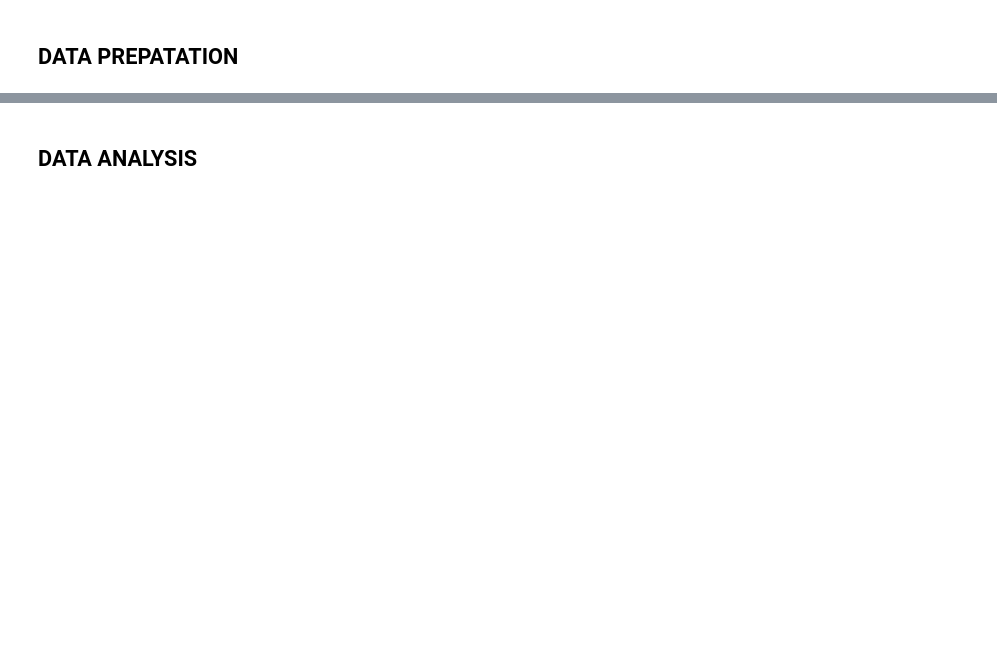
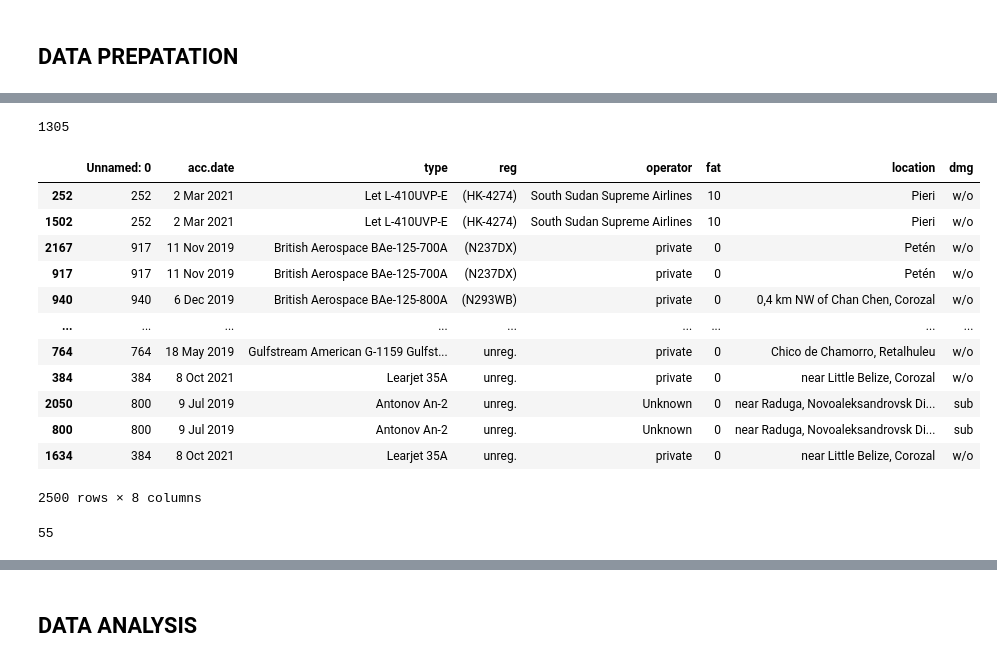
Before and after one commit to nduvawinnie/FINAL_PROJECT_PHASE_1, a Jupyter notebook: flight_notebook.ipynb, the cells around one changed output, grey strips where cells are left out. Drawn from its saved outputs; the diff is of its cells as text; code cells hidden in the pictures; blank space fills up the shorter version.

```diff
--- a/flight_notebook.ipynb
+++ b/flight_notebook.ipynb
@@ -71,0 +192,22 @@ So for me to come up with a solution to the problem addressed. The data needs to
+# %%
+#checking for duplicates in reg column
+df['reg'].duplicated().sum()
+# %% [output]
+1305
+# %%
+#checking for duplicates  in row form
+df[df['reg'].duplicated(keep=False)].sort_values('reg')
+# %% [output]
+|  | Unnamed: 0 | acc.date | type | reg | operator | fat | location | dmg |
+| 252 | 252 | 2 Mar 2021 | Let L-410UVP-E | (HK-4274) | South Sudan Supreme Airlines | 10 | Pieri | w/o |
+| 1502 | 252 | 2 Mar 2021 | Let L-410UVP-E | (HK-4274) | South Sudan Supreme Airlines | 10 | Pieri | w/o |
+| 2167 | 917 | 11 Nov 2019 | British Aerospace BAe-125-700A | (N237DX) | private | 0 | Petén | w/o |
+| 917 | 917 | 11 Nov 2019 | British Aerospace BAe-125-700A | (N237DX) | private | 0 | Petén | w/o |
+| 940 | 940 | 6 Dec 2019 | British Aerospace BAe-125-800A | (N293WB) | private | 0 | 0,4 km NW of Chan Chen, Corozal | w/o |
+| ... | ... | ... | ... | ... | ... | ... | ... | ... |
+| 764 | 764 | 18 May 2019 | Gulfstream American G-1159 Gulfst... | unreg. | private | 0 | Chico de Chamorro, Retalhuleu | w/o |
+| 384 | 384 | 8 Oct 2021 | Learjet 35A | unreg. | private | 0 | near Little Belize, Corozal | w/o |
+| 2050 | 800 | 9 Jul 2019 | Antonov An-2 | unreg. | Unknown | 0 | near Raduga, Novoaleksandrovsk Di... | sub |
+| 800 | 800 | 9 Jul 2019 | Antonov An-2 | unreg. | Unknown | 0 | near Raduga, Novoaleksandrovsk Di... | sub |
+| 1634 | 384 | 8 Oct 2021 | Learjet 35A | unreg. | private | 0 | near Little Belize, Corozal | w/o |
+2500 rows × 8 columns
@@ -71,0 +217,5 @@ So for me to come up with a solution to the problem addressed. The data needs to
+# %%
+#confriming duplicates again
+df['reg'].duplicated().sum()
+# %% [output]
+55
```
Also changed, not shown: parts of 15 cells of this notebook.
